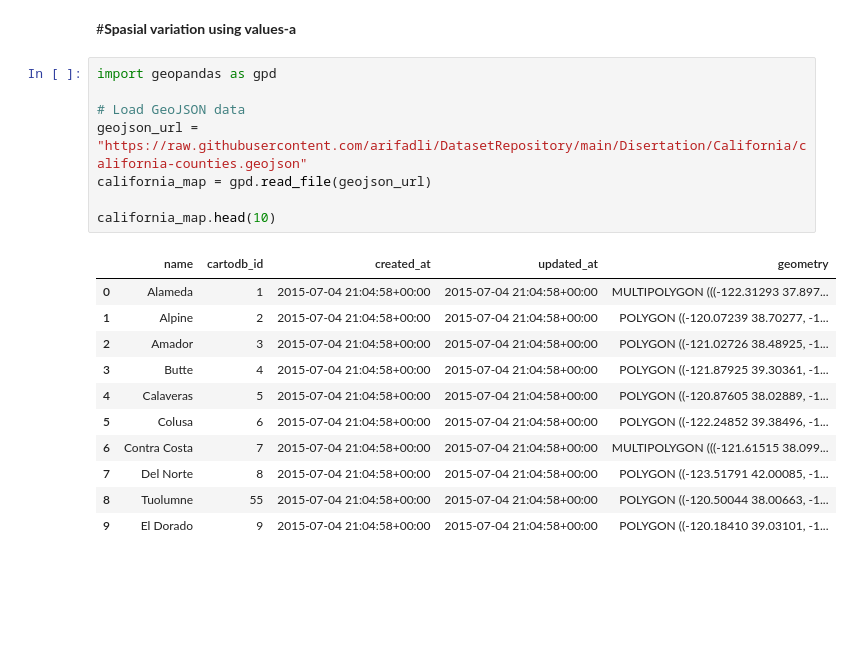
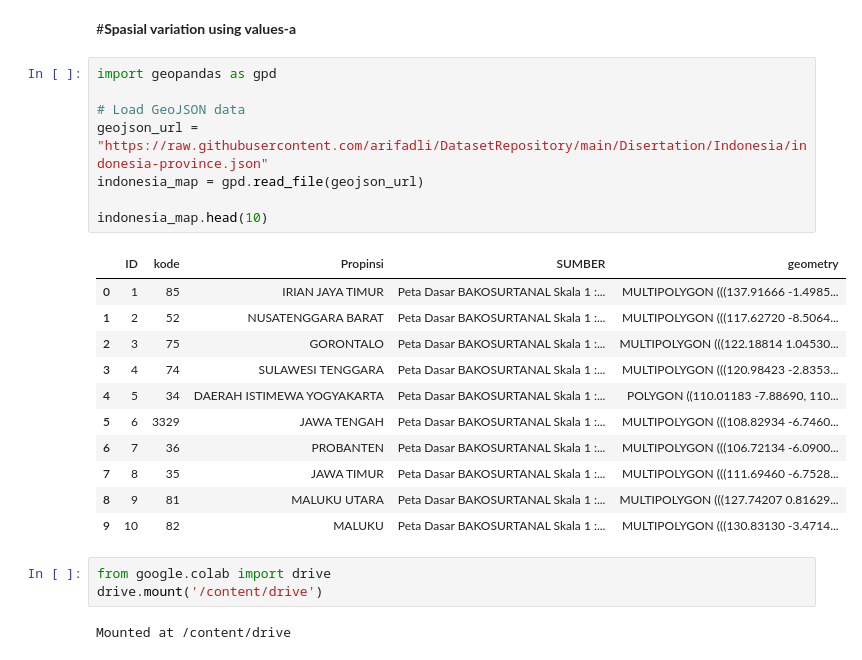
Before and after one commit to arifadli/Earthquake-Event-Analysis, a Jupyter notebook: Spatial Analysis using a and b value/a value/Spatial Indonesia value-a distribution.ipynb, the cells around one changed output. Saved outputs shown, nothing was run; the diff lists cells and outputs as text; blank space fills up the shorter version.

```diff
--- a/Spatial Analysis using a and b value/a value/Spatial Indonesia value-a distribution.ipynb
+++ b/Spatial Analysis using a and b value/a value/Spatial Indonesia value-a distribution.ipynb
@@ -211,20 +255,25 @@ a_ave = result["sum"].mean()
 # %%
 import geopandas as gpd
 
 # Load GeoJSON data
-geojson_url = "https://raw.githubusercontent.com/arifadli/DatasetRepository/main/Disertation/California/california-counties.geojson"
-california_map = gpd.read_file(geojson_url)
+geojson_url = "https://raw.githubusercontent.com/arifadli/DatasetRepository/main/Disertation/Indonesia/indonesia-province.json"
+indonesia_map = gpd.read_file(geojson_url)
 
-california_map.head(10)
+indonesia_map.head(10)
 # %% [output]
-|  | name | cartodb_id | created_at | updated_at | geometry |
-| 0 | Alameda | 1 | 2015-07-04 21:04:58+00:00 | 2015-07-04 21:04:58+00:00 | MULTIPOLYGON (((-122.31293 37.897... |
-| 1 | Alpine | 2 | 2015-07-04 21:04:58+00:00 | 2015-07-04 21:04:58+00:00 | POLYGON ((-120.07239 38.70277, -1... |
-| 2 | Amador | 3 | 2015-07-04 21:04:58+00:00 | 2015-07-04 21:04:58+00:00 | POLYGON ((-121.02726 38.48925, -1... |
-| 3 | Butte | 4 | 2015-07-04 21:04:58+00:00 | 2015-07-04 21:04:58+00:00 | POLYGON ((-121.87925 39.30361, -1... |
-| 4 | Calaveras | 5 | 2015-07-04 21:04:58+00:00 | 2015-07-04 21:04:58+00:00 | POLYGON ((-120.87605 38.02889, -1... |
-| 5 | Colusa | 6 | 2015-07-04 21:04:58+00:00 | 2015-07-04 21:04:58+00:00 | POLYGON ((-122.24852 39.38496, -1... |
-| 6 | Contra Costa | 7 | 2015-07-04 21:04:58+00:00 | 2015-07-04 21:04:58+00:00 | MULTIPOLYGON (((-121.61515 38.099... |
-| 7 | Del Norte | 8 | 2015-07-04 21:04:58+00:00 | 2015-07-04 21:04:58+00:00 | POLYGON ((-123.51791 42.00085, -1... |
-| 8 | Tuolumne | 55 | 2015-07-04 21:04:58+00:00 | 2015-07-04 21:04:58+00:00 | POLYGON ((-120.50044 38.00663, -1... |
-| 9 | El Dorado | 9 | 2015-07-04 21:04:58+00:00 | 2015-07-04 21:04:58+00:00 | POLYGON ((-120.18410 39.03101, -1... |
+|  | ID | kode | Propinsi | SUMBER | geometry |
+| 0 | 1 | 85 | IRIAN JAYA TIMUR | Peta Dasar BAKOSURTANAL Skala 1 :... | MULTIPOLYGON (((137.91666 -1.4985... |
+| 1 | 2 | 52 | NUSATENGGARA BARAT | Peta Dasar BAKOSURTANAL Skala 1 :... | MULTIPOLYGON (((117.62720 -8.5064... |
+| 2 | 3 | 75 | GORONTALO | Peta Dasar BAKOSURTANAL Skala 1 :... | MULTIPOLYGON (((122.18814 1.04530... |
+| 3 | 4 | 74 | SULAWESI TENGGARA | Peta Dasar BAKOSURTANAL Skala 1 :... | MULTIPOLYGON (((120.98423 -2.8353... |
+| 4 | 5 | 34 | DAERAH ISTIMEWA YOGYAKARTA | Peta Dasar BAKOSURTANAL Skala 1 :... | POLYGON ((110.01183 -7.88690, 110... |
+| 5 | 6 | 3329 | JAWA TENGAH | Peta Dasar BAKOSURTANAL Skala 1 :... | MULTIPOLYGON (((108.82934 -6.7460... |
+| 6 | 7 | 36 | PROBANTEN | Peta Dasar BAKOSURTANAL Skala 1 :... | MULTIPOLYGON (((106.72134 -6.0900... |
+| 7 | 8 | 35 | JAWA TIMUR | Peta Dasar BAKOSURTANAL Skala 1 :... | MULTIPOLYGON (((111.69460 -6.7528... |
+| 8 | 9 | 81 | MALUKU UTARA | Peta Dasar BAKOSURTANAL Skala 1 :... | MULTIPOLYGON (((127.74207 0.81629... |
+| 9 | 10 | 82 | MALUKU | Peta Dasar BAKOSURTANAL Skala 1 :... | MULTIPOLYGON (((130.83130 -3.4714... |
+# %%
+from google.colab import drive
+drive.mount('/content/drive')
+# %% [output]
+Mounted at /content/drive
```
Also changed, not shown: parts of 17 cells of this notebook, 1 other file.
